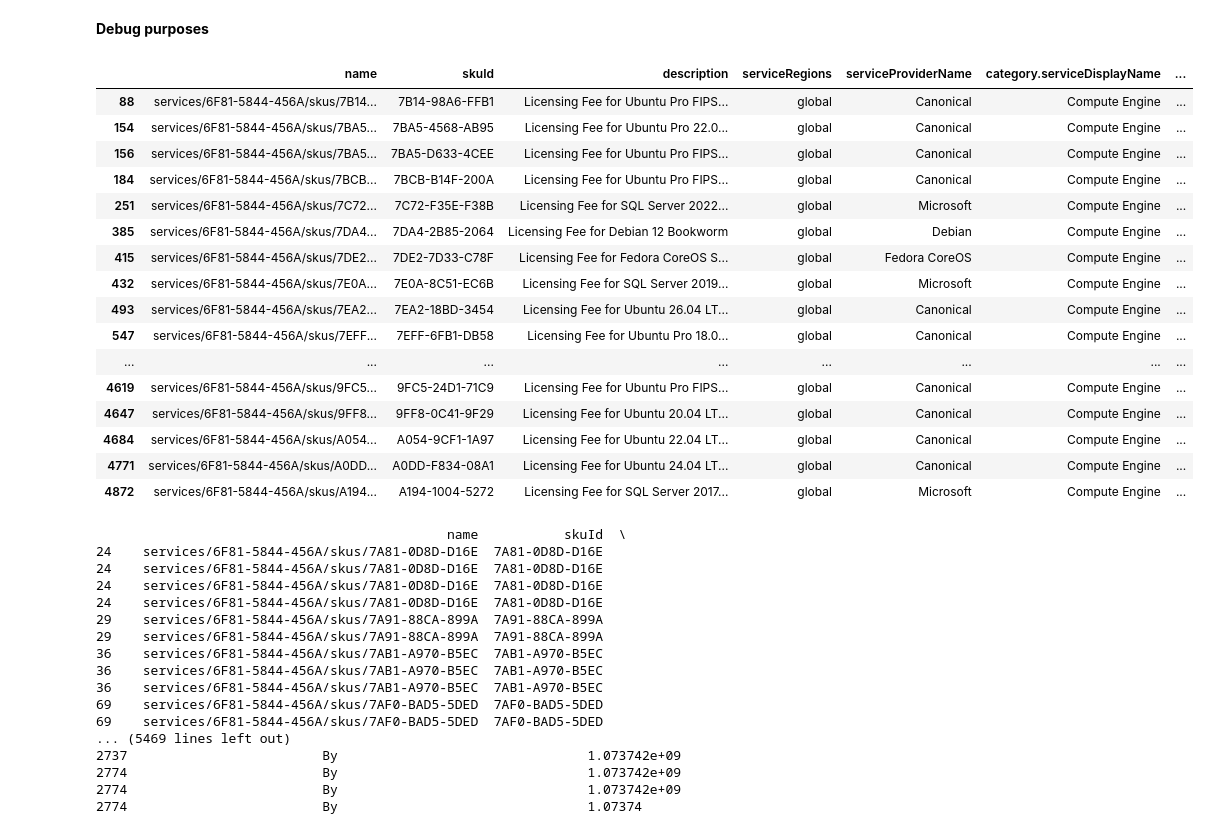
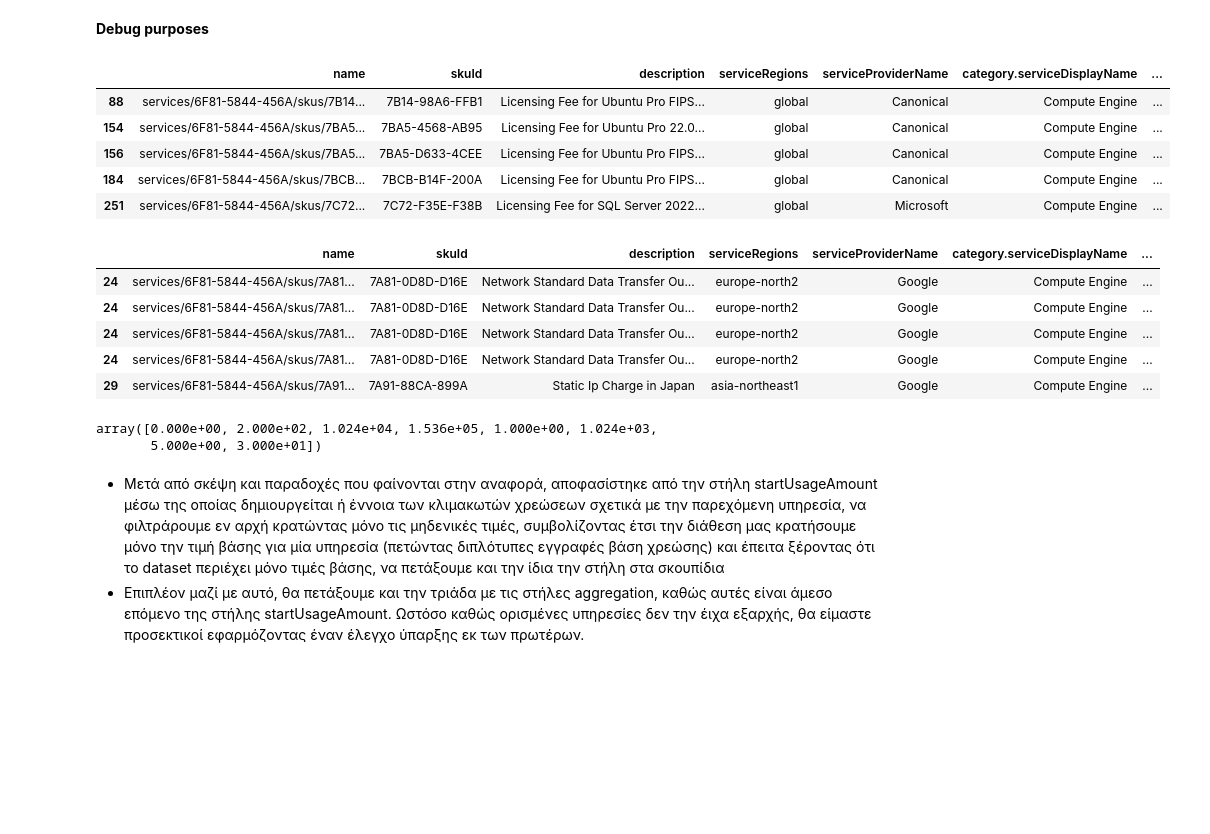
Before and after one commit to PanosVaritis/Pricing-ops-api, a Jupyter notebook: notebooks/google_eda.ipynb, the cells around one changed output. Saved outputs shown, nothing was run; the diff lists cells and outputs as text; code cells hidden in the pictures; blank space fills up the shorter version.

Commit message:
Added code to remove/filter usageAmount in google and aggregation columns

```diff
--- a/notebooks/google_eda.ipynb
+++ b/notebooks/google_eda.ipynb
@@ -364,43 +364,31 @@ df_clean_no_nan.head()
 **Debug purposes**
 # %%
 df_clean_no_nan['serviceProviderName'].unique()
-df_clean_no_nan[df_clean_no_nan['serviceProviderName'] != 'Google']
+df_clean_no_nan[df_clean_no_nan['serviceProviderName'] != 'Google'].head()
 # %% [output]
 |  | name | skuId | description | serviceRegions | serviceProviderName | category.serviceDisplayName | ... |
 | 88 | services/6F81-5844-456A/skus/7B14... | 7B14-98A6-FFB1 | Licensing Fee for Ubuntu Pro FIPS... | global | Canonical | Compute Engine | ... |
 | 154 | services/6F81-5844-456A/skus/7BA5... | 7BA5-4568-AB95 | Licensing Fee for Ubuntu Pro 22.0... | global | Canonical | Compute Engine | ... |
 | 156 | services/6F81-5844-456A/skus/7BA5... | 7BA5-D633-4CEE | Licensing Fee for Ubuntu Pro FIPS... | global | Canonical | Compute Engine | ... |
 | 184 | services/6F81-5844-456A/skus/7BCB... | 7BCB-B14F-200A | Licensing Fee for Ubuntu Pro FIPS... | global | Canonical | Compute Engine | ... |
 | 251 | services/6F81-5844-456A/skus/7C72... | 7C72-F35E-F38B | Licensing Fee for SQL Server 2022... | global | Microsoft | Compute Engine | ... |
-| 385 | services/6F81-5844-456A/skus/7DA4... | 7DA4-2B85-2064 | Licensing Fee for Debian 12 Bookworm | global | Debian | Compute Engine | ... |
-| 415 | services/6F81-5844-456A/skus/7DE2... | 7DE2-7D33-C78F | Licensing Fee for Fedora CoreOS S... | global | Fedora CoreOS | Compute Engine | ... |
-| 432 | services/6F81-5844-456A/skus/7E0A... | 7E0A-8C51-EC6B | Licensing Fee for SQL Server 2019... | global | Microsoft | Compute Engine | ... |
-| 493 | services/6F81-5844-456A/skus/7EA2... | 7EA2-18BD-3454 | Licensing Fee for Ubuntu 26.04 LT... | global | Canonical | Compute Engine | ... |
-| 547 | services/6F81-5844-456A/skus/7EFF... | 7EFF-6FB1-DB58 | Licensing Fee for Ubuntu Pro 18.0... | global | Canonical | Compute Engine | ... |
-| ... | ... | ... | ... | ... | ... | ... | ... |
-| 4619 | services/6F81-5844-456A/skus/9FC5... | 9FC5-24D1-71C9 | Licensing Fee for Ubuntu Pro FIPS... | global | Canonical | Compute Engine | ... |
-| 4647 | services/6F81-5844-456A/skus/9FF8... | 9FF8-0C41-9F29 | Licensing Fee for Ubuntu 20.04 LT... | global | Canonical | Compute Engine | ... |
-| 4684 | services/6F81-5844-456A/skus/A054... | A054-9CF1-1A97 | Licensing Fee for Ubuntu 22.04 LT... | global | Canonical | Compute Engine | ... |
-| 4771 | services/6F81-5844-456A/skus/A0DD... | A0DD-F834-08A1 | Licensing Fee for Ubuntu 24.04 LT... | global | Canonical | Compute Engine | ... |
-| 4872 | services/6F81-5844-456A/skus/A194... | A194-1004-5272 | Licensing Fee for SQL Server 2017... | global | Microsoft | Compute Engine | ... |
 # %%
 #To check witch of the aggreagation columns actually have a value. Most of them dont
-df_clean_no_nan[df_clean_no_nan['aggregationInfo.aggregationCount'].notna()]
+df_clean_no_nan[df_clean_no_nan['aggregationInfo.aggregationCount'].notna()].head()
+# df_clean_no_nan['aggregationInfo.aggregationInterval'].unique()
 # %% [output]
-                                             name           skuId  \
-24    services/6F81-5844-456A/skus/7A81-0D8D-D16E  7A81-0D8D-D16E
-24    services/6F81-5844-456A/skus/7A81-0D8D-D16E  7A81-0D8D-D16E
-24    services/6F81-5844-456A/skus/7A81-0D8D-D16E  7A81-0D8D-D16E
-24    services/6F81-5844-456A/skus/7A81-0D8D-D16E  7A81-0D8D-D16E
-29    services/6F81-5844-456A/skus/7A91-88CA-899A  7A91-88CA-899A
-29    services/6F81-5844-456A/skus/7A91-88CA-899A  7A91-88CA-899A
-36    services/6F81-5844-456A/skus/7AB1-A970-B5EC  7AB1-A970-B5EC
-36    services/6F81-5844-456A/skus/7AB1-A970-B5EC  7AB1-A970-B5EC
-36    services/6F81-5844-456A/skus/7AB1-A970-B5EC  7AB1-A970-B5EC
-69    services/6F81-5844-456A/skus/7AF0-BAD5-5DED  7AF0-BAD5-5DED
-69    services/6F81-5844-456A/skus/7AF0-BAD5-5DED  7AF0-BAD5-5DED
-... (5469 lines left out)
-2737                         By                                1.073742e+09
-2774                         By                                1.073742e+09
-2774                         By                                1.073742e+09
-2774                         By                                1.07374
+|  | name | skuId | description | serviceRegions | serviceProviderName | category.serviceDisplayName | ... |
+| 24 | services/6F81-5844-456A/skus/7A81... | 7A81-0D8D-D16E | Network Standard Data Transfer Ou... | europe-north2 | Google | Compute Engine | ... |
+| 24 | services/6F81-5844-456A/skus/7A81... | 7A81-0D8D-D16E | Network Standard Data Transfer Ou... | europe-north2 | Google | Compute Engine | ... |
+| 24 | services/6F81-5844-456A/skus/7A81... | 7A81-0D8D-D16E | Network Standard Data Transfer Ou... | europe-north2 | Google | Compute Engine | ... |
+| 24 | services/6F81-5844-456A/skus/7A81... | 7A81-0D8D-D16E | Network Standard Data Transfer Ou... | europe-north2 | Google | Compute Engine | ... |
+| 29 | services/6F81-5844-456A/skus/7A91... | 7A91-88CA-899A | Static Ip Charge in Japan | asia-northeast1 | Google | Compute Engine | ... |
+# %%
+df_clean_no_nan.head()
+df_clean_no_nan['startUsageAmount'].unique()
+# %% [output]
+array([0.000e+00, 2.000e+02, 1.024e+04, 1.536e+05, 1.000e+00, 1.024e+03,
+       5.000e+00, 3.000e+01])
+# %% [markdown]
+- Μετά από σκέψη και παραδοχές που φαίνονται στην αναφορά, αποφασίστηκε από την στήλη startUsageAmount μέσω της οποίας δημιουργείται ή έννοια των κλιμακωτών χρεώσεων σχετικά με την παρεχόμενη υπηρεσία, να φιλτράρουμε εν αρχή κρατώντας μόνο τις μηδενικές τιμές, συμβολίζοντας έτσι την διάθεση μας κρατήσουμε μόνο την τιμή βάσης για μία υπηρεσία (πετώντας διπλότυπες εγγραφές βάση χρεώσης) και έπειτα ξέροντας ότι το dataset περιέχει μόνο τιμές βάσης, να πετάξουμε και την ίδια την στήλη στα σκουπίδια
+- Επιπλέον μαζί με αυτό, θα πετάξουμε και την τριάδα με τις στήλες aggregation, καθώς αυτές είναι άμεσο επόμενο της στήλης startUsageAmount. Ωστόσο καθώς ορισμένες υπηρεσίες δεν την έιχα εξαρχής, θα είμαστε προσεκτικοί εφαρμόζοντας έναν έλεγχο ύπαρξης εκ των πρωτέρων.
```
Also changed, not shown: parts of 3 cells of this notebook, 1 other file.
